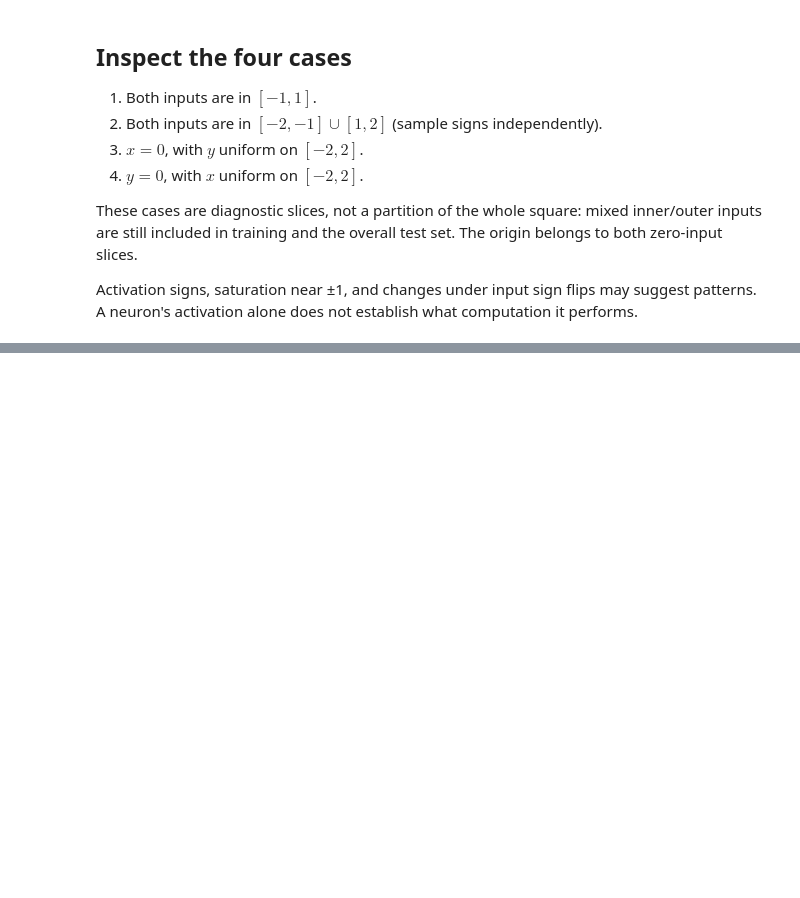
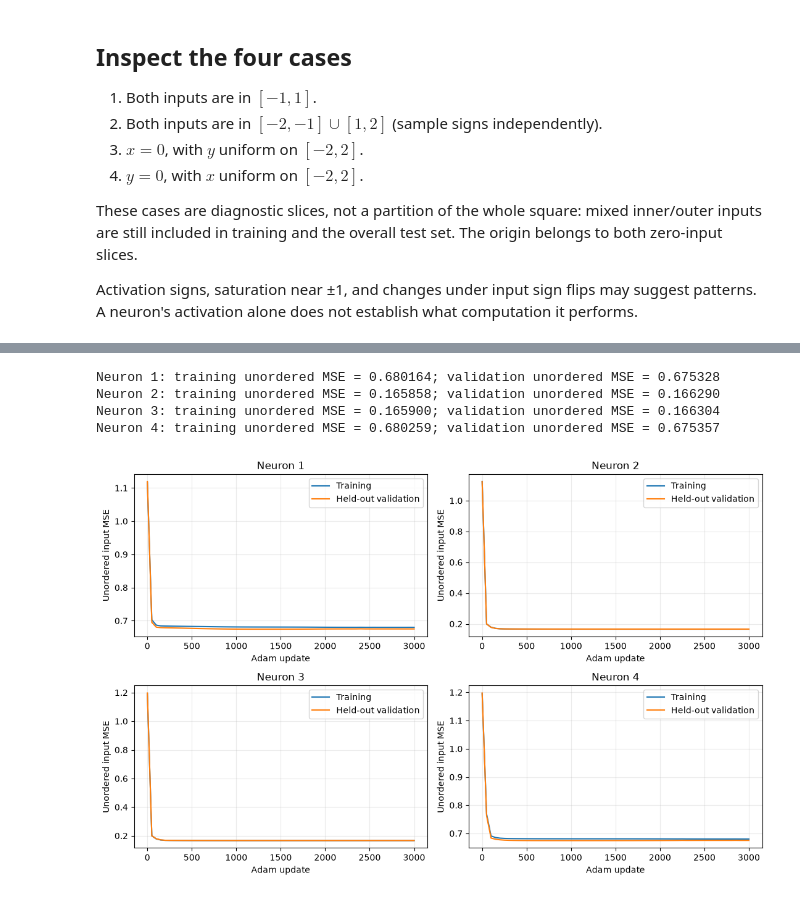
Before and after one commit to isaacwu2000/NN-Interp, a Jupyter notebook: main.ipynb, the cells around one changed output, grey strips where cells are left out. Saved outputs shown, nothing was run; the diff lists cells and outputs as text; code cells hidden in the pictures; blank space fills up the shorter version.

```diff
--- a/main.ipynb
+++ b/main.ipynb
@@ -355,0 +232,71 @@ The network has finished training; only the probe coefficients change here. For
+# %%
+def unordered_mse(prediction, target):
+    direct = (prediction - target).square().mean(dim=-1)
+    swapped = (prediction - target.flip(-1)).square().mean(dim=-1)
+    return torch.minimum(direct, swapped).mean()
+
+
+class InverseProbe(nn.Module):
+    def __init__(self, features):
+        super().__init__()
+        self.register_buffer("center", features.mean(dim=0))
+        self.register_buffer("scale", features.std(dim=0).clamp_min(1e-6))
+        self.decoder = nn.Sequential(
+            nn.Linear(1, 32), nn.Tanh(),
+            nn.Linear(32, 32), nn.Tanh(), nn.Linear(32, 2),
+        )
+
+    def forward(self, z):
+        return self.decoder((z - self.center) / self.scale)
+
+
+torch.manual_seed(7)
+probe_train_x = sample_inputs(4096)
+probe_validation_x = sample_inputs(4096, generator=torch.Generator().manual_seed(8))
+with torch.no_grad():
+    probe_features = model.activations(probe_train_x)
+    probe_validation_features = model.activations(probe_validation_x)
+
+probe_steps = 3000
+probes, probe_histories = [], []
+for neuron in range(4):
+    features = probe_features[:, neuron:neuron + 1]
+    validation_features = probe_validation_features[:, neuron:neuron + 1]
+    probe = InverseProbe(features)
+    optimizer = torch.optim.Adam(probe.parameters(), lr=0.003)
+    history = {"step": [], "train": [], "validation": []}
+    for step in range(probe_steps + 1):
+        if step % 50 == 0:
+            with torch.no_grad():
+                history["step"].append(step)
+                history["train"].append(unordered_mse(probe(features), probe_train_x).item())
+                history["validation"].append(
+                    unordered_mse(probe(validation_features), probe_validation_x).item()
+                )
+        if step == probe_steps:
+            break
+        optimizer.zero_grad()
+        loss = unordered_mse(probe(features), probe_train_x)
+        loss.backward()
+        optimizer.step()
+    probe.eval()
+    probes.append(probe)
+    probe_histories.append(history)
+    print(f"Neuron {neuron + 1}: training unordered MSE = {history['train'][-1]:.6f}; "
+          f"validation unordered MSE = {history['validation'][-1]:.6f}")
+
+fig, axes = plt.subplots(2, 2, figsize=(11, 7))
+for neuron, (ax, history) in enumerate(zip(axes.flat, probe_histories)):
+    for split, label in [("train", "Training"), ("validation", "Held-out validation")]:
+        ax.plot(history["step"], history[split], label=label)
+    ax.set(title=f"Neuron {neuron + 1}", xlabel="Adam update", ylabel="Unordered input MSE")
+    ax.grid(alpha=0.25)
+    ax.legend()
+plt.tight_layout()
+plt.show()
+# %% [output]
+Neuron 1: training unordered MSE = 0.680164; validation unordered MSE = 0.675328
+Neuron 2: training unordered MSE = 0.165858; validation unordered MSE = 0.166290
+Neuron 3: training unordered MSE = 0.165900; validation unordered MSE = 0.166304
+Neuron 4: training unordered MSE = 0.680259; validation unordered MSE = 0.675357
+[figure, added]
```
Also changed, not shown: parts of 27 cells of this notebook, 1 other file.
